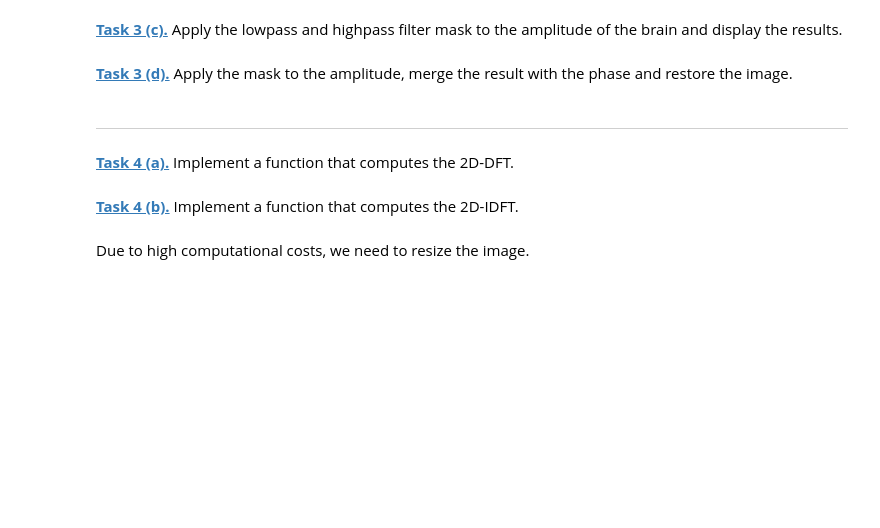
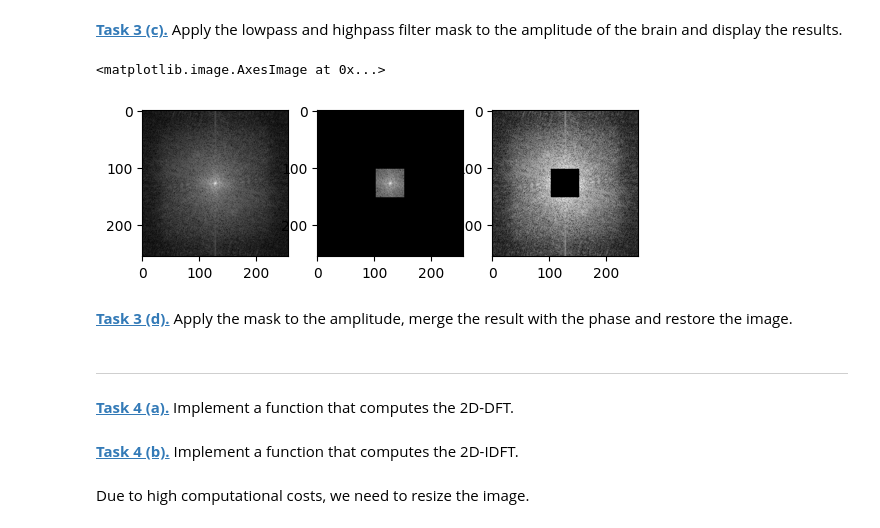
Before and after one commit to CihZyrk/mobi-fs5-python, a Jupyter notebook: fourier.ipynb, the cells around one changed output. Saved outputs shown, nothing was run; the diff lists cells and outputs as text; code cells hidden in the pictures; blank space fills up the shorter version.

```diff
--- a/fourier.ipynb
+++ b/fourier.ipynb
@@ -153,5 +171,20 @@ filter_window_size = 50
 # %% [markdown]
 **[Task 3 (c).]()** Apply the lowpass and highpass filter mask to the amplitude of the brain and display the results.
+# %%
+amp_lp = MR_amplitude_shift * mask_lp
+amp_hp = MR_amplitude_shift * mask_hp
+
+plt.subplot(1, 3, 1)
+plt.imshow(np.log(1 + MR_amplitude_shift), cmap = "gray")
+
+plt.subplot(1, 3, 2)
+plt.imshow(np.log(1 + amp_lp), cmap = "gray")
+
+plt.subplot(1, 3, 3)
+plt.imshow(np.log(1 + amp_hp), cmap = "gray")
+# %% [output]
+<matplotlib.image.AxesImage at 0x...>
+[figure, added]
 # %% [markdown]
 **[Task 3 (d).]()** Apply the mask to the amplitude, merge the result with the phase and restore the image.
 # %% [markdown]
```
Also changed, not shown: parts of 2 cells of this notebook.
